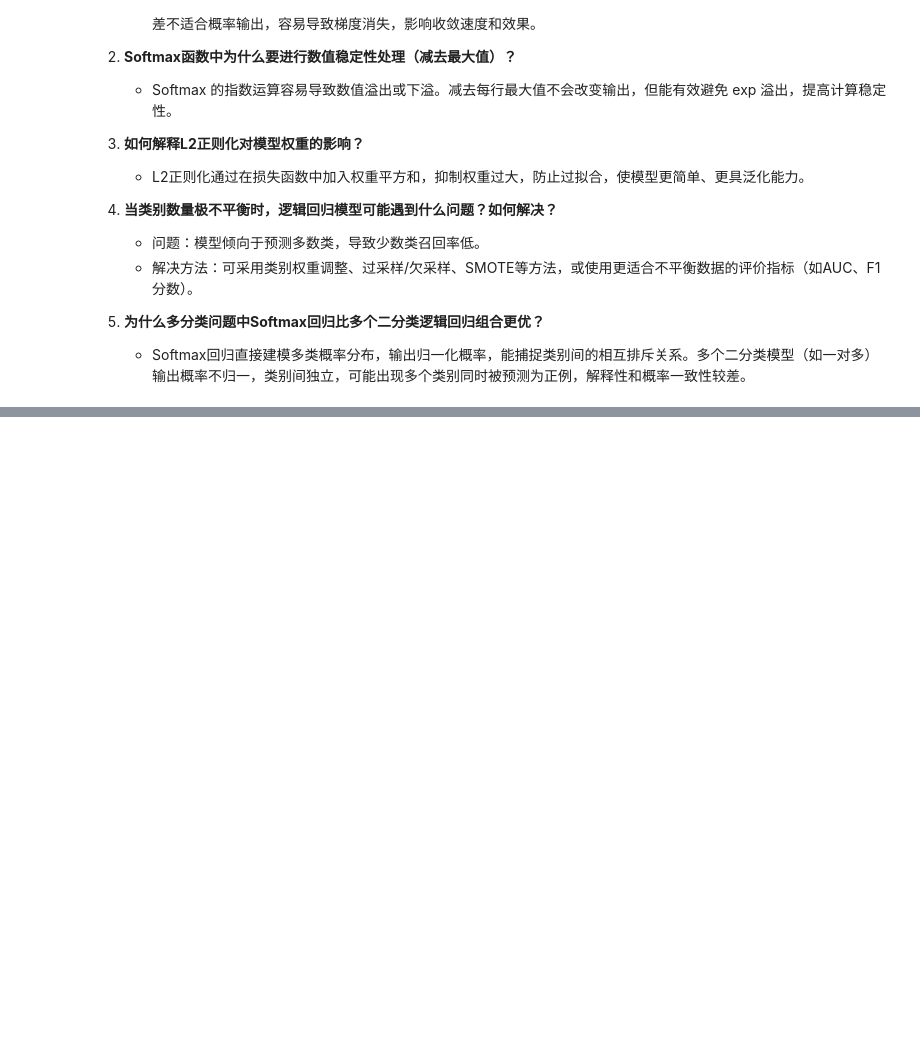
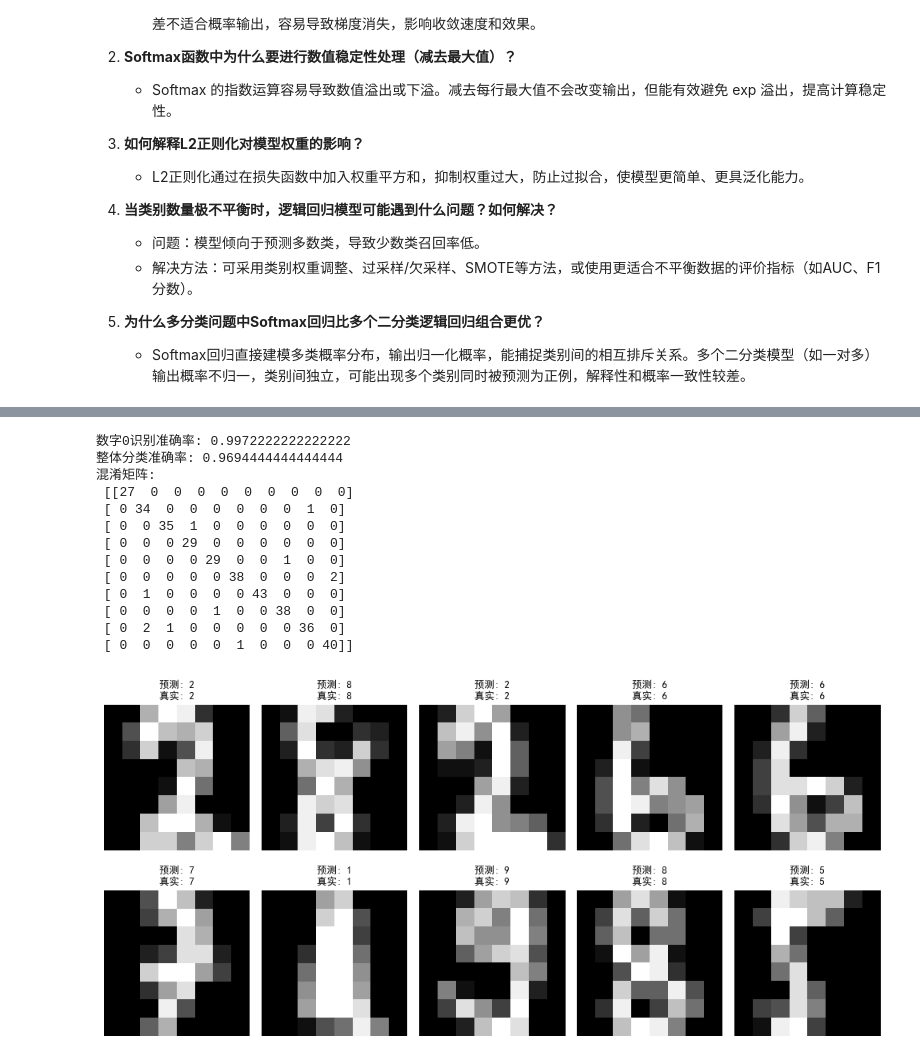
Before and after one commit to virtleo/machine_learning, a Jupyter notebook: week8/softmax.ipynb, the cells around one changed output, grey strips where cells are left out. Cells and saved outputs as stored; diff of their text form; code cells hidden in the pictures; blank space fills up the shorter version.

```diff
--- a/week8/softmax.ipynb
+++ b/week8/softmax.ipynb
@@ -606,0 +628,62 @@ weighted avg       0.92      0.92      0.92       360
+# %%
+from sklearn.datasets import load_digits
+from sklearn.linear_model import LogisticRegression
+from sklearn.model_selection import train_test_split
+from sklearn.metrics import accuracy_score, confusion_matrix
+import matplotlib.pyplot as plt
+
+# 1. 数据加载与预处理
+digits = load_digits()
+X = digits.data
+y = digits.target
+
+# 划分训练集和测试集
+X_train, X_test, y_train, y_test = train_test_split(X, y, test_size=0.2, random_state=0)
+
+# 2. 逻辑回归二分类（识别数字0）
+y_train_0 = (y_train == 0).astype(int)
+y_test_0 = (y_test == 0).astype(int)
+
+log_reg = LogisticRegression(max_iter=1000)
+log_reg.fit(X_train, y_train_0)
+
+# 评估二分类模型
+y_pred_0 = log_reg.predict(X_test)
+print("数字0识别准确率:", accuracy_score(y_test_0, y_pred_0))
+
+# 3. Softmax回归多分类（识别0-9）
+softmax_reg = LogisticRegression(
+    multi_class='multinomial',
+    solver='lbfgs',
+    max_iter=1000
+)
+softmax_reg.fit(X_train, y_train)
+
+# 评估多分类模型
+y_pred = softmax_reg.predict(X_test)
+print("整体分类准确率:", accuracy_score(y_test, y_pred))
+print("混淆矩阵:\n", confusion_matrix(y_test, y_pred))
+
+# 4. 可视化预测结果
+fig, axes = plt.subplots(2, 5, figsize=(10, 5))
+for i, ax in enumerate(axes.flat):
+    ax.imshow(X_test[i].reshape(8, 8), cmap='gray', interpolation='nearest')
+    ax.set_title(f"预测: {y_pred[i]}\n真实: {y_test[i]}", fontsize=9)
+    ax.axis('off')
+plt.tight_layout()
+plt.show()
+# %% [output]
+数字0识别准确率: 0.9972222222222222
+整体分类准确率: 0.9694444444444444
+混淆矩阵:
+ [[27  0  0  0  0  0  0  0  0  0]
+ [ 0 34  0  0  0  0  0  0  1  0]
+ [ 0  0 35  1  0  0  0  0  0  0]
+ [ 0  0  0 29  0  0  0  0  0  0]
+ [ 0  0  0  0 29  0  0  1  0  0]
+ [ 0  0  0  0  0 38  0  0  0  2]
+ [ 0  1  0  0  0  0 43  0  0  0]
+ [ 0  0  0  0  1  0  0 38  0  0]
+ [ 0  2  1  0  0  0  0  0 36  0]
+ [ 0  0  0  0  0  1  0  0  0 40]]
+[figure, added]
```
Also changed, not shown: parts of 4 cells of this notebook.
